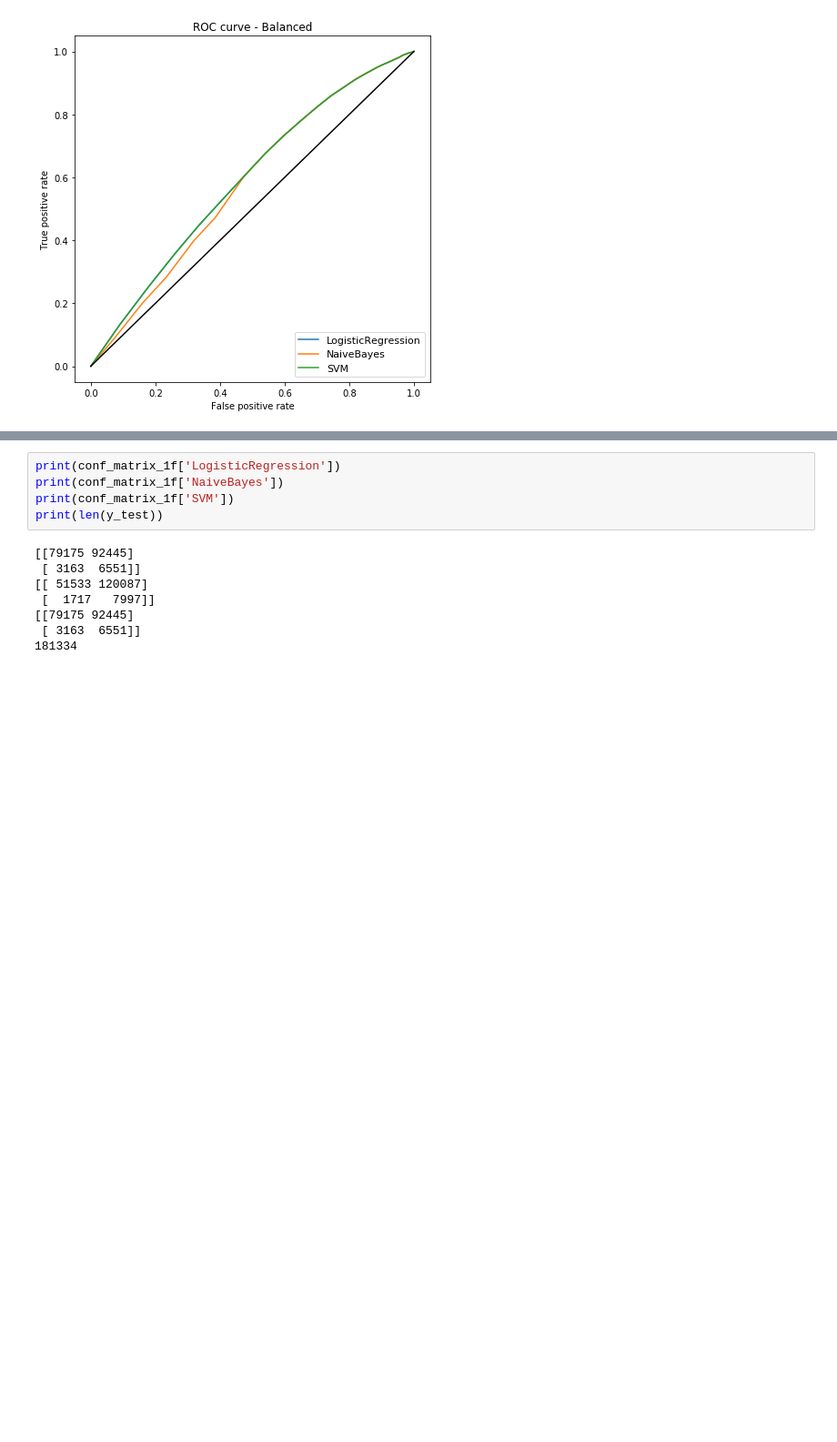
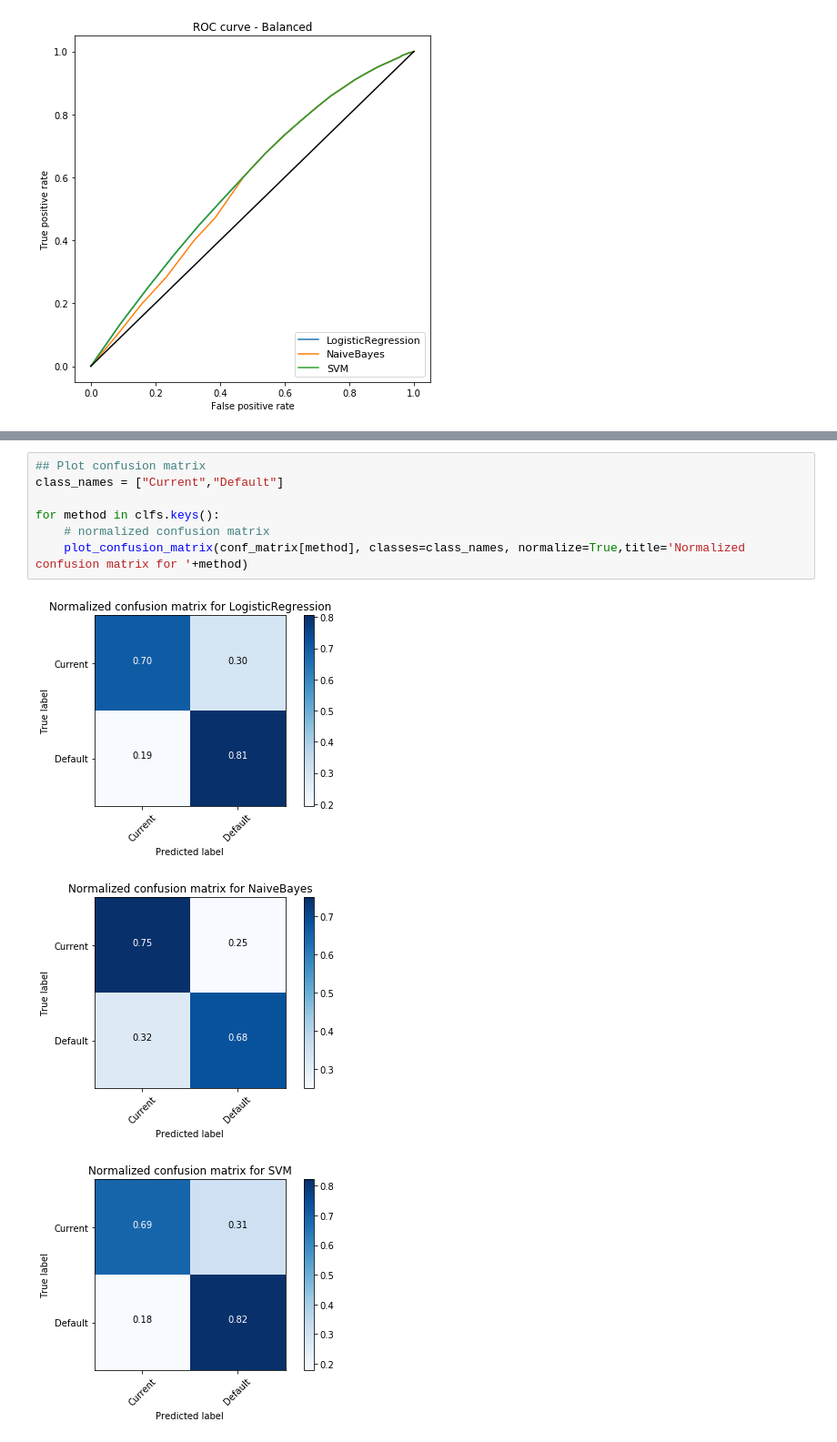
Before and after one commit to cpallav/ResponsibleLending, a Jupyter notebook: build_models.ipynb, the cells around one changed output, grey strips where cells are left out. Shown at 91% size. Saved outputs shown, nothing was run; the diff lists cells and outputs as text; blank space fills up the shorter version.

```diff
--- a/build_models.ipynb
+++ b/build_models.ipynb
@@ -416,16 +519,14 @@ models_report_1f
 | 0 | LogisticRegression | 0.061382 | 0.590650 | 0.066174 | 0.674387 | 0.120522 | Balanced |
 | 1 | NaiveBayes | 0.061067 | 0.578819 | 0.062436 | 0.823245 | 0.116068 | Balanced |
 | 2 | SVM | 0.061382 | 0.590650 | 0.066174 | 0.674387 | 0.120522 | Balanced |
-# %%
-print(conf_matrix_1f['LogisticRegression'])
-print(conf_matrix_1f['NaiveBayes'])
-print(conf_matrix_1f['SVM'])
-print(len(y_test))
-# %% [output]
-[[79175 92445]
- [ 3163  6551]]
-[[ 51533 120087]
- [  1717   7997]]
-[[79175 92445]
- [ 3163  6551]]
-181334
+# %%
+## Plot confusion matrix
+class_names = ["Current","Default"]
+
+for method in clfs.keys():
+    # normalized confusion matrix
+    plot_confusion_matrix(conf_matrix[method], classes=class_names, normalize=True,title='Normalized confusion matrix for '+method)
+# %% [output]
+[figure, added]
+[figure, added]
+[figure, added]
```
Also changed, not shown: parts of 27 cells of this notebook.
